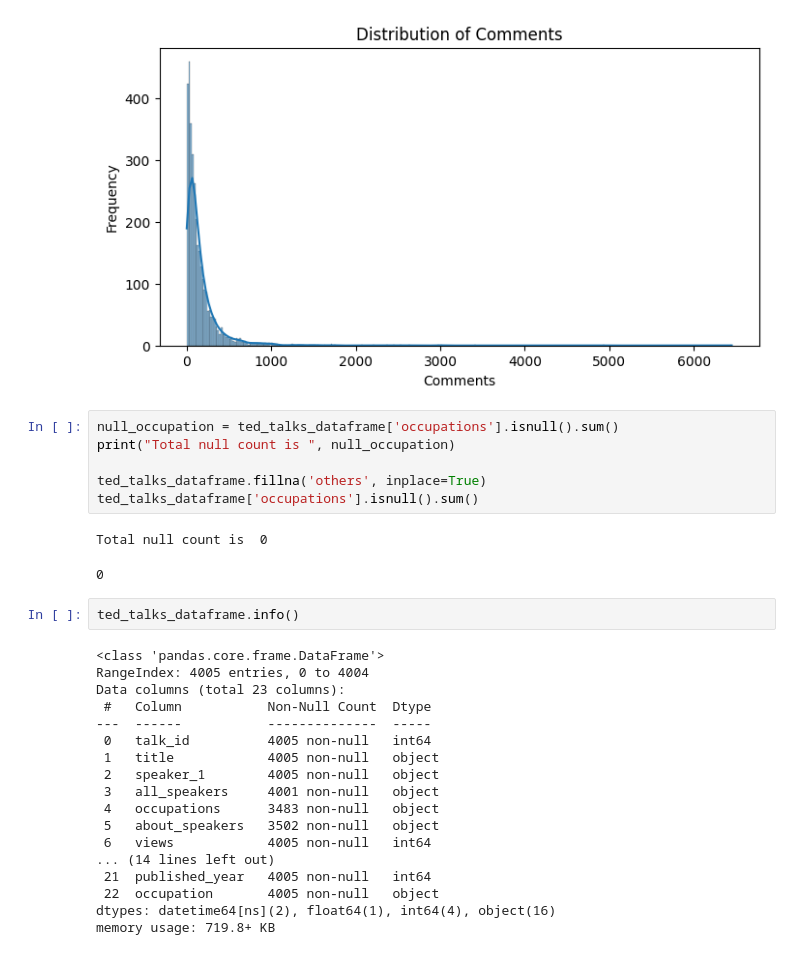
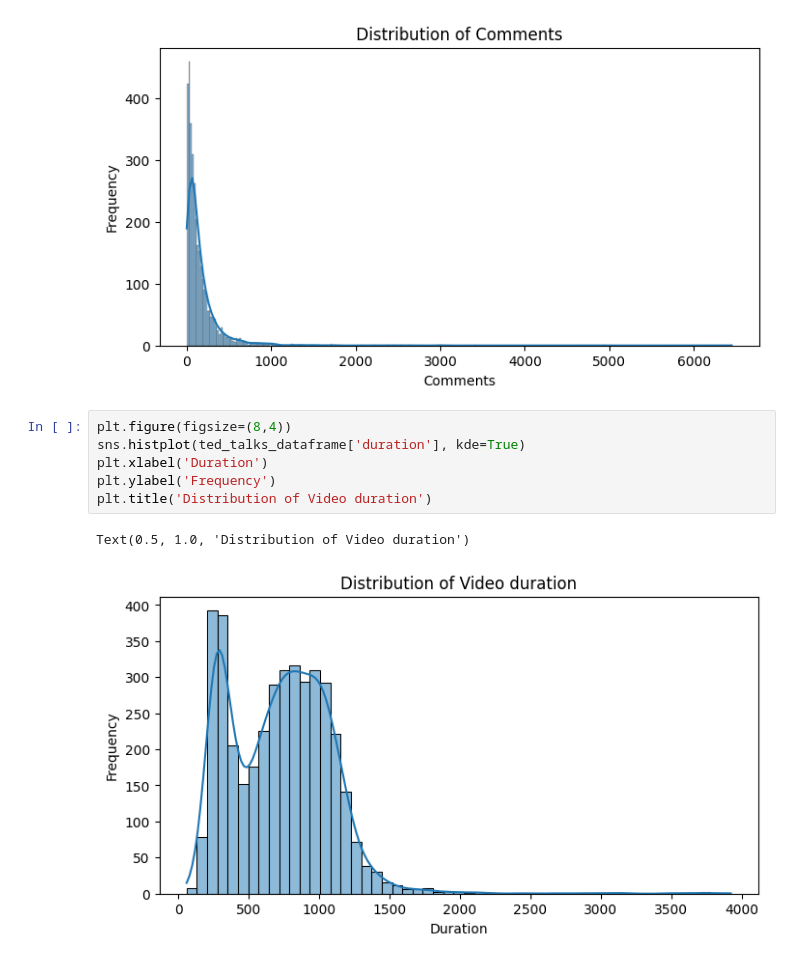
Before and after one commit to Mohamed-Harish-M-123/Capstone-Project-II, a Jupyter notebook: TED_Talks_views_prediction.ipynb, the cells around one changed output. Saved outputs shown, nothing was run; the diff lists cells and outputs as text.

Commit message:
duration analysis done

```diff
--- a/TED_Talks_views_prediction.ipynb
+++ b/TED_Talks_views_prediction.ipynb
@@ -451,32 +451,12 @@ plt.title('Distribution of Comments')
 # %% [output]
 Text(0.5, 1.0, 'Distribution of Comments')
 [figure]
-# %%
-null_occupation = ted_talks_dataframe['occupations'].isnull().sum()
-print("Total null count is ", null_occupation)
-
-ted_talks_dataframe.fillna('others', inplace=True)
-ted_talks_dataframe['occupations'].isnull().sum()
-# %% [output]
-Total null count is  0
-0
-# %%
-ted_talks_dataframe.info()
-# %% [output]
-<class 'pandas.core.frame.DataFrame'>
-RangeIndex: 4005 entries, 0 to 4004
-Data columns (total 23 columns):
- #   Column           Non-Null Count  Dtype
----  ------           --------------  -----
- 0   talk_id          4005 non-null   int64
- 1   title            4005 non-null   object
- 2   speaker_1        4005 non-null   object
- 3   all_speakers     4001 non-null   object
- 4   occupations      3483 non-null   object
- 5   about_speakers   3502 non-null   object
- 6   views            4005 non-null   int64
-... (14 lines left out)
- 21  published_year   4005 non-null   int64
- 22  occupation       4005 non-null   object
-dtypes: datetime64[ns](2), float64(1), int64(4), object(16)
-memory usage: 719.8+ KB
+# %%
+plt.figure(figsize=(8,4))
+sns.histplot(ted_talks_dataframe['duration'], kde=True)
+plt.xlabel('Duration')
+plt.ylabel('Frequency')
+plt.title('Distribution of Video duration')
+# %% [output]
+Text(0.5, 1.0, 'Distribution of Video duration')
+[figure, added]
```
Also changed, not shown: parts of 3 cells of this notebook.
